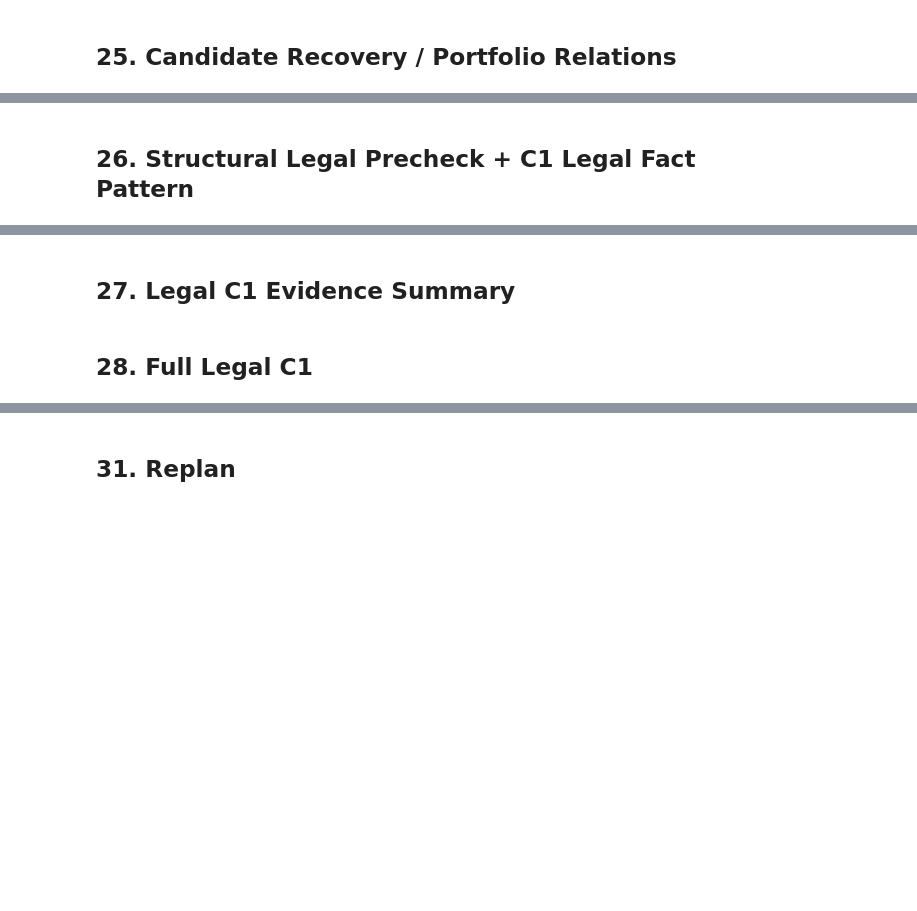
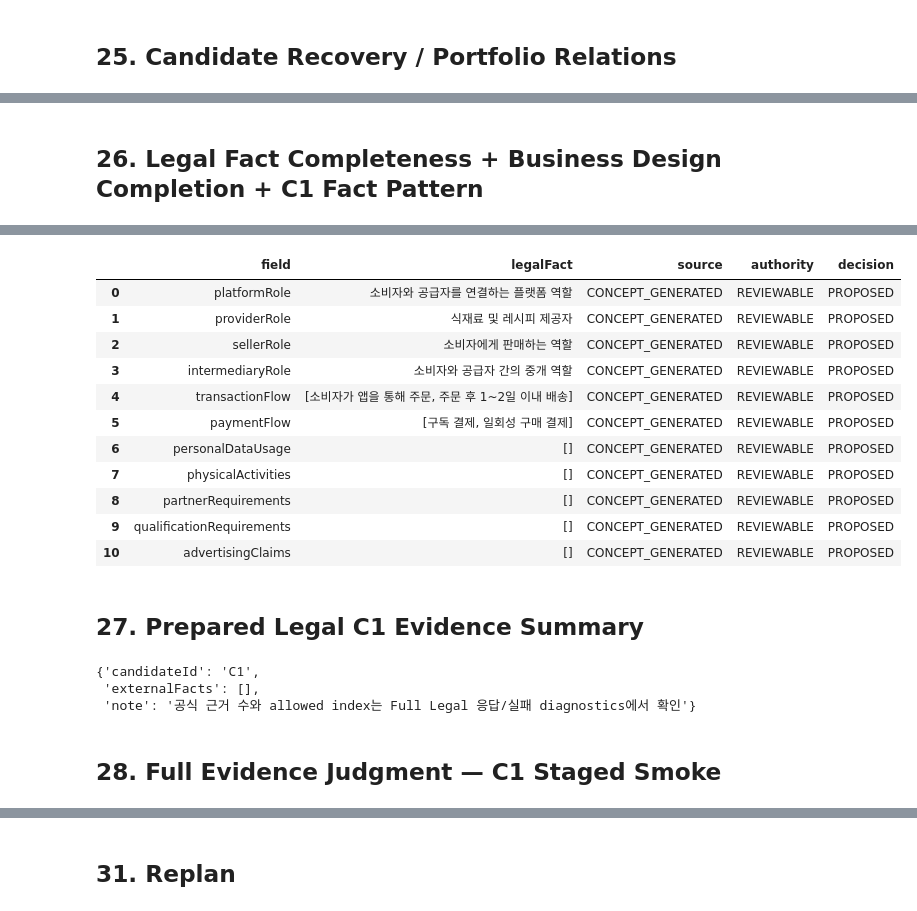
Before and after one commit to junwoooooooo/aivle_big_project, a Jupyter notebook: ai/notebooks/concept_portfolio_v2_lab.ipynb, the cells around one changed output, grey strips where cells are left out. Drawn from its saved outputs; the diff is of its cells as text; code cells hidden in the pictures; blank space fills up the shorter version.

Commit message:
구축 Concept Portfolio Engine V2

```diff
--- a/ai/notebooks/concept_portfolio_v2_lab.ipynb
+++ b/ai/notebooks/concept_portfolio_v2_lab.ipynb
@@ -17,6 +22,6 @@ print({'python': sys.version.split()[0], 'aiRoot': str(AI_ROOT)})
 # %% [markdown]
 ## 02. MODE
 # %%
-MODE = 'MOCK'  # MOCK | REPLAY | LIVE
+MODE = 'LIVE'  # MOCK | REPLAY | LIVE
 RECORDINGS_DIR = AI_ROOT / 'recordings' / 'concept_portfolio_v2'
 print({'mode': MODE, 'liveExternalOperationsEnabled': MODE == 'LIVE'})
@@ -159,6 +357,16 @@ display(show_plan_diversity(candidate_pairwise))
 # %% [markdown]
-## 26. Structural Legal Precheck + C1 Legal Fact Pattern
+## 26. Legal Fact Completeness + Business Design Completion + C1 Fact Pattern
 # %%
 prechecks = [engine.legal_precheck(item) for item in candidates]
 display(show_legal_precheck(prechecks))
+legal_preparation = await engine.prepare_legal_candidates(seed, candidates)
+candidates_before_legal = candidates
+candidates = legal_preparation.candidates
+display({'factCompleteness': [item.model_dump(mode='json') for item in legal_preparation.reports],
+         'completionAttempted': legal_preparation.completionAttempted,
+         'completionValidated': legal_preparation.completionValidated,
+         'completionAccepted': legal_preparation.completionAccepted,
+         'completionExhausted': legal_preparation.completionExhausted,
+         'excludedCandidates': legal_preparation.excludedCandidates})
 display(show_legal_fact_pattern(candidates[0].candidate, seed) if candidates else [])
+# %% [output]
@@ -165,11 +379,27 @@ display(show_legal_fact_pattern(candidates[0].candidate, seed) if candidates els
+|  | field | legalFact | source | authority | decision |
+| 0 | platformRole | 소비자와 공급자를 연결하는 플랫폼 역할 | CONCEPT_GENERATED | REVIEWABLE | PROPOSED |
+| 1 | providerRole | 식재료 및 레시피 제공자 | CONCEPT_GENERATED | REVIEWABLE | PROPOSED |
+| 2 | sellerRole | 소비자에게 판매하는 역할 | CONCEPT_GENERATED | REVIEWABLE | PROPOSED |
+| 3 | intermediaryRole | 소비자와 공급자 간의 중개 역할 | CONCEPT_GENERATED | REVIEWABLE | PROPOSED |
+| 4 | transactionFlow | [소비자가 앱을 통해 주문, 주문 후 1~2일 이내 배송] | CONCEPT_GENERATED | REVIEWABLE | PROPOSED |
+| 5 | paymentFlow | [구독 결제, 일회성 구매 결제] | CONCEPT_GENERATED | REVIEWABLE | PROPOSED |
+| 6 | personalDataUsage | [] | CONCEPT_GENERATED | REVIEWABLE | PROPOSED |
+| 7 | physicalActivities | [] | CONCEPT_GENERATED | REVIEWABLE | PROPOSED |
+| 8 | partnerRequirements | [] | CONCEPT_GENERATED | REVIEWABLE | PROPOSED |
+| 9 | qualificationRequirements | [] | CONCEPT_GENERATED | REVIEWABLE | PROPOSED |
+| 10 | advertisingClaims | [] | CONCEPT_GENERATED | REVIEWABLE | PROPOSED |
 # %% [markdown]
-## 27. Legal C1 Evidence Summary
+## 27. Prepared Legal C1 Evidence Summary
 # %%
 legal_adapter = CurrentLegalAdapter()
 legal_c1_input = legal_adapter.task_input(candidates[0].candidate, seed) if candidates else None
 display({'candidateId': candidates[0].candidateId if candidates else None,
          'externalFacts': legal_c1_input['externalFactContext']['facts'] if legal_c1_input else [],
          'note': '공식 근거 수와 allowed index는 Full Legal 응답/실패 diagnostics에서 확인'})
+# %% [output]
+{'candidateId': 'C1',
+ 'externalFacts': [],
+ 'note': '공식 근거 수와 allowed index는 Full Legal 응답/실패 diagnostics에서 확인'}
 # %% [markdown]
-## 28. Full Legal C1
+## 28. Full Evidence Judgment — C1 Staged Smoke
 # %%
```
Also changed, not shown: parts of 47 cells of this notebook, 51 other files.
